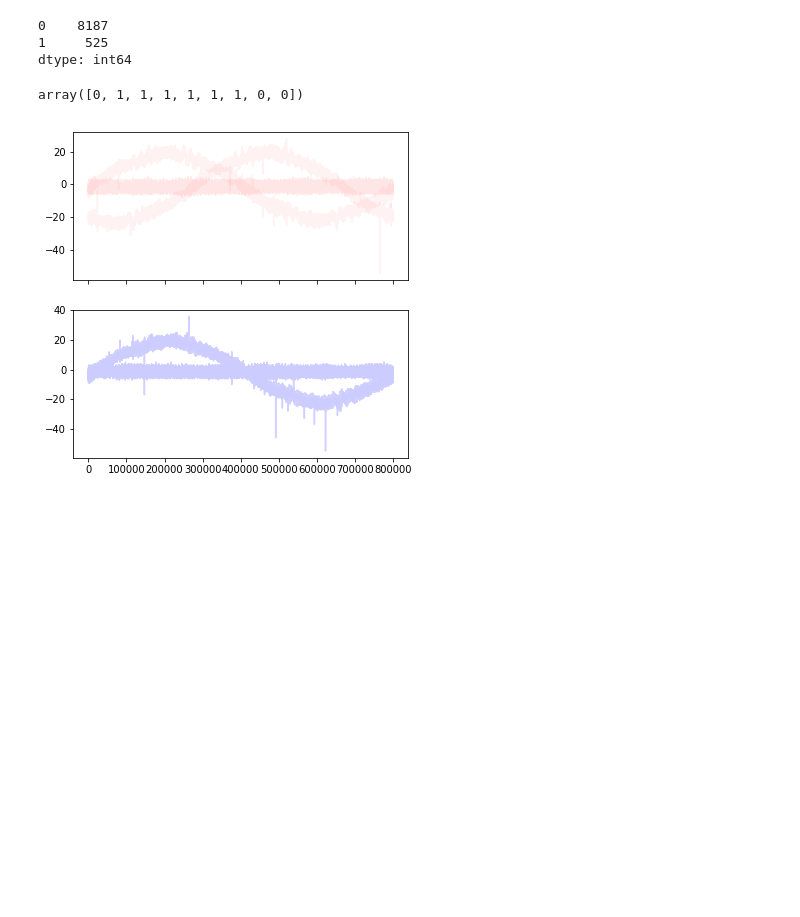
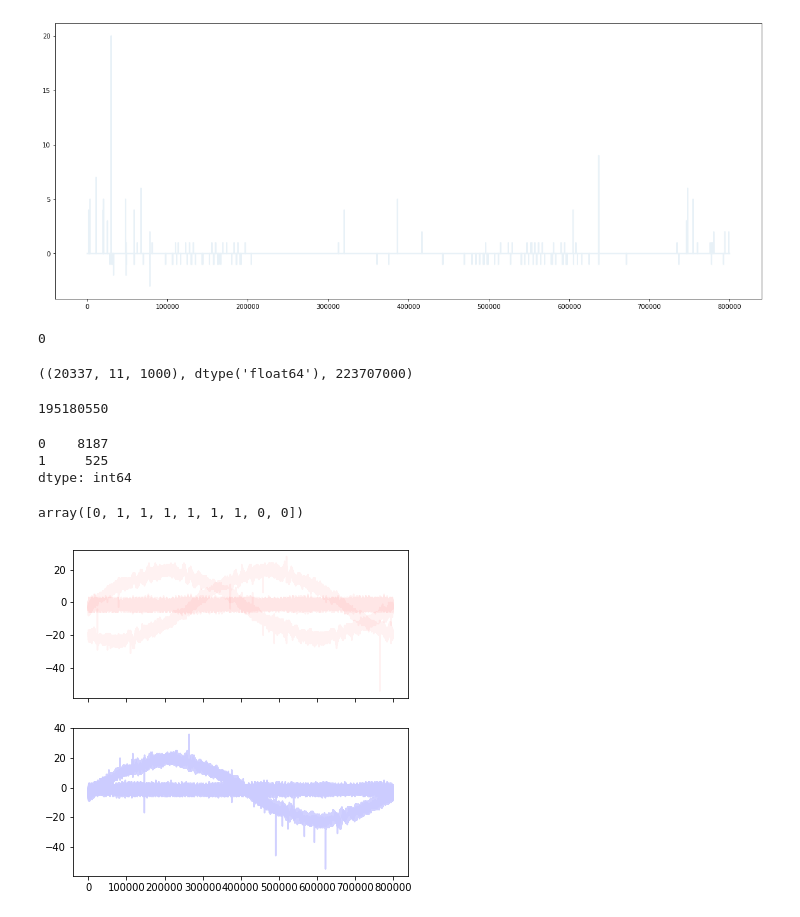
Before and after one commit to miguel-rita/remote-three, a Jupyter notebook: notebooks/drafts.ipynb, the cells around one changed output. Drawn from its saved outputs; the diff is of its cells as text; code cells hidden in the pictures; blank space fills up the shorter version.

```diff
--- a/notebooks/drafts.ipynb
+++ b/notebooks/drafts.ipynb
@@ -25,0 +144,12 @@ dtype: int64
+# %%
+samp_freq = 10
+fig, ax = plt.subplots(figsize=(20,8))
+for line in batch[:1]:
+    t = np.arange(0, batch.shape[1], samp_freq)
+    sns.lineplot(t, line[::samp_freq], alpha=0.1, linewidth=2, ax=ax)
+# %% [output]
+[figure, added]
+# %%
+np.sum(np.isnan(line))
+# %% [output]
+0
@@ -26,3 +160,11 @@ dtype: int64
+# %%
+cnn_feats.shape, cnn_feats.dtype, cnn_feats.size
+# %% [output]
+((20337, 11, 1000), dtype('float64'), 223707000)
+# %%
+np.sum(np.isnan(cnn_feats))
+# %% [output]
+195180550
 # %%
 # Load metadata as well
 meta_train, meta_test = pd.read_csv('../data/metadata_train.csv'), pd.read_csv('../data/metadata_test.csv')
```
Also changed, not shown: parts of 29 cells of this notebook, 10 other files.
